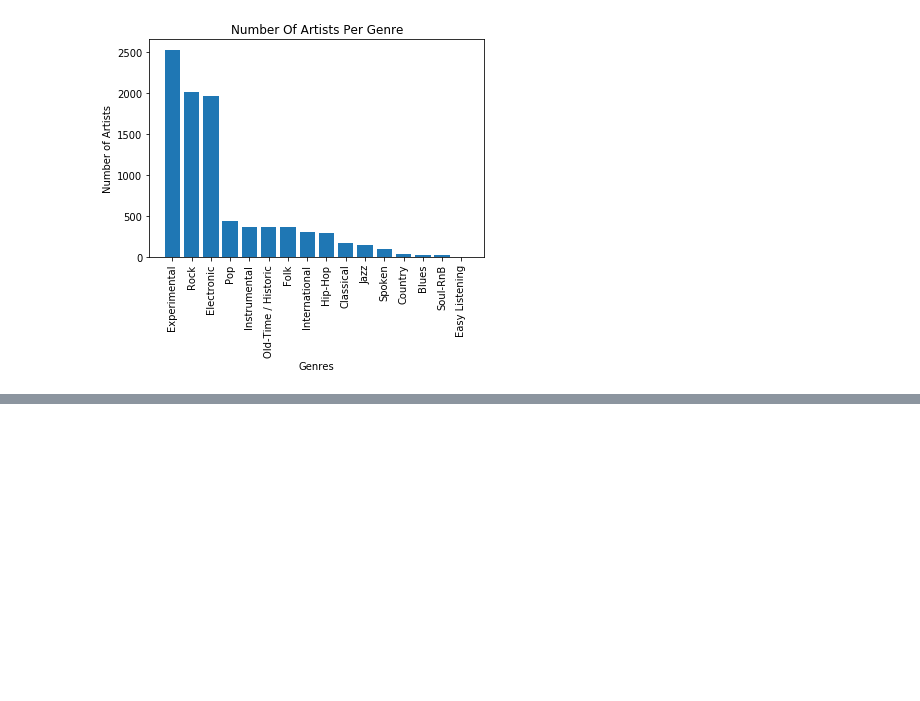
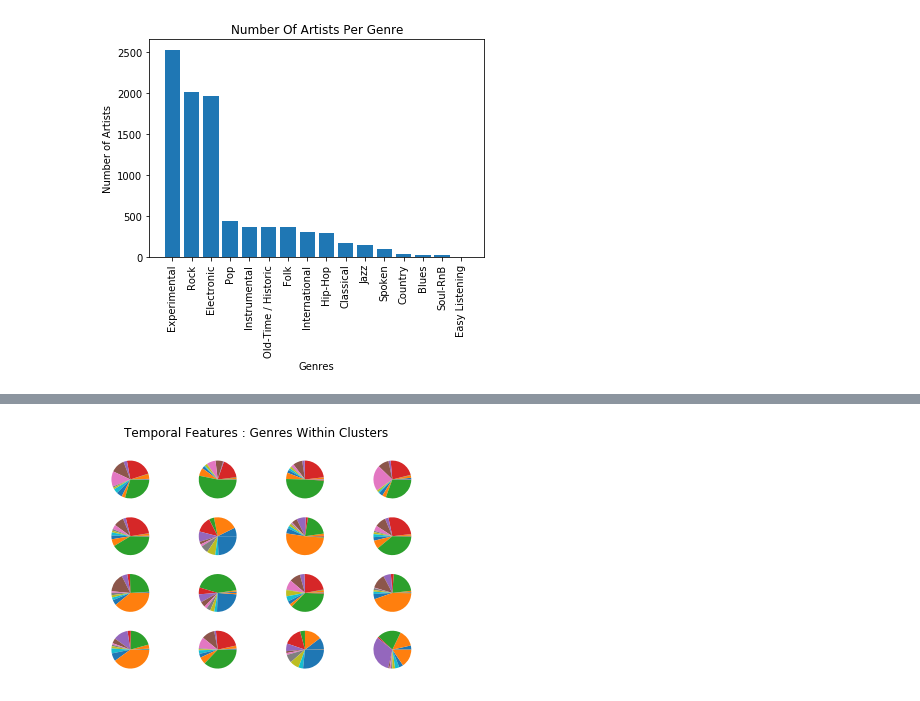
Before and after one commit to Evelios/gen-really, a Jupyter notebook: unsupervised-classification.ipynb, the cells around one changed output, grey strips where cells are left out. Cells and saved outputs as stored; diff of their text form; code cells hidden in the pictures; blank space fills up the shorter version.

```diff
--- a/unsupervised-classification.ipynb
+++ b/unsupervised-classification.ipynb
@@ -84,0 +162,20 @@ kmeans = KMeans(n_clusters=len(artist_genre_counts)).fit(training_data)
+# %%
+fig, sub = plt.subplots(4, 4)
+index = 0
+
+fig.suptitle('Temporal Features : Genres Within Clusters')
+
+for cluster, data in temporal_genre_clusters.groupby('cluster'):
+
+    row = index % 4
+    col = int(index / 4)
+    index += 1
+
+    sub[row, col].pie(data.ammount)
+
+# The color labels are not consistent pie chart to pie chart
+# To get consistent labels and colors, a global color list
+# would need to be made and passed into the pie chart for
+# each of the clusters
+# %% [output]
+[figure, added]
```
Also changed, not shown: parts of 11 cells of this notebook.
